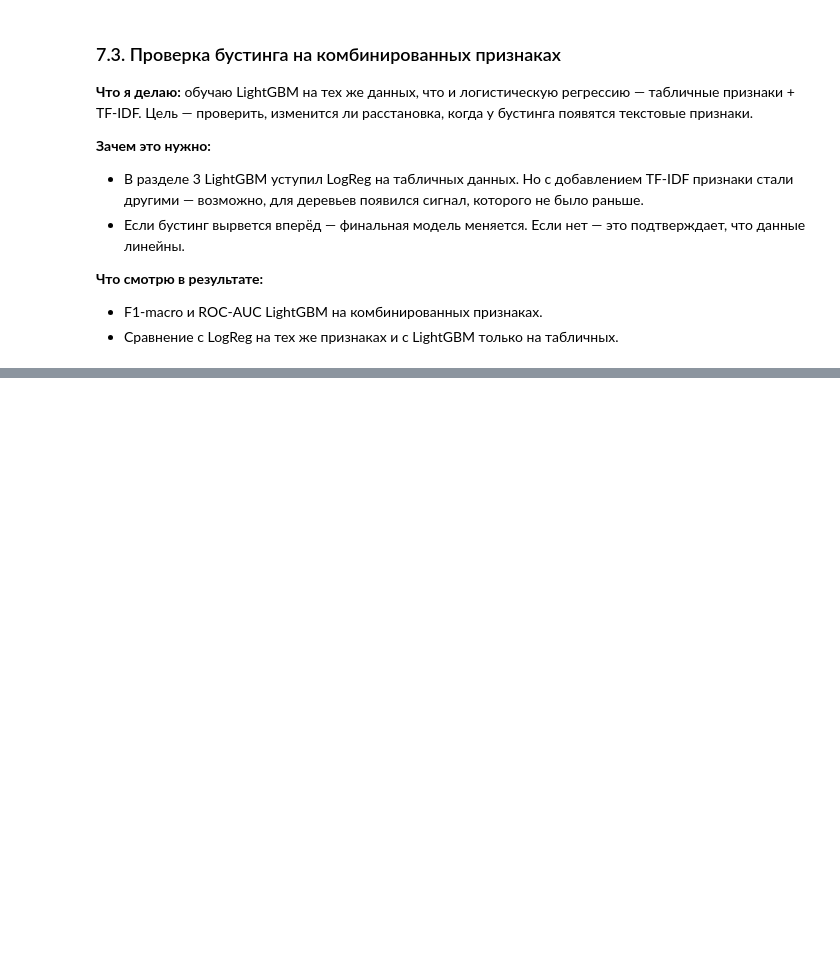
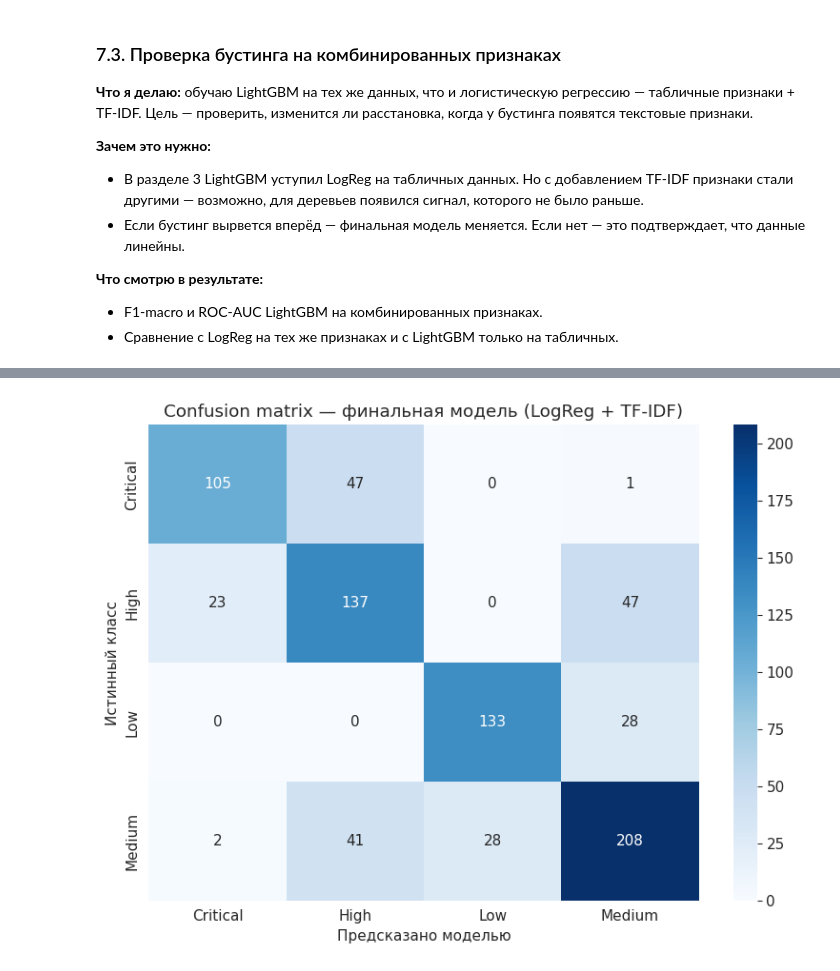
Before and after one commit to Marfall/IT-PROJECT-RISK, a Jupyter notebook: IT_Project_Risk.ipynb, the cells around one changed output, grey strips where cells are left out. Cells and saved outputs as stored; diff of their text form; code cells hidden in the pictures; blank space fills up the shorter version.

```diff
--- a/IT_Project_Risk.ipynb
+++ b/IT_Project_Risk.ipynb
@@ -2834,0 +2873,16 @@ weighted avg      0.669     0.662     0.664       800
+# %%
+# 8.1.2: Confusion matrix для финальной модели
+y_pred_final = lr_final.predict(X_test_comb)
+cm_final = confusion_matrix(y_test, y_pred_final)
+
+plt.figure(figsize=(8, 6))
+sns.heatmap(cm_final, annot=True, fmt="d", cmap="Blues",
+            xticklabels=target_names, yticklabels=target_names)
+plt.title("Confusion matrix — финальная модель (LogReg + TF-IDF)")
+plt.xlabel("Предсказано моделью")
+plt.ylabel("Истинный класс")
+plt.tight_layout()
+plt.show()
+plt.close("all")
+# %% [output]
+[figure, added]
```
Also changed, not shown: parts of 36 cells of this notebook.
